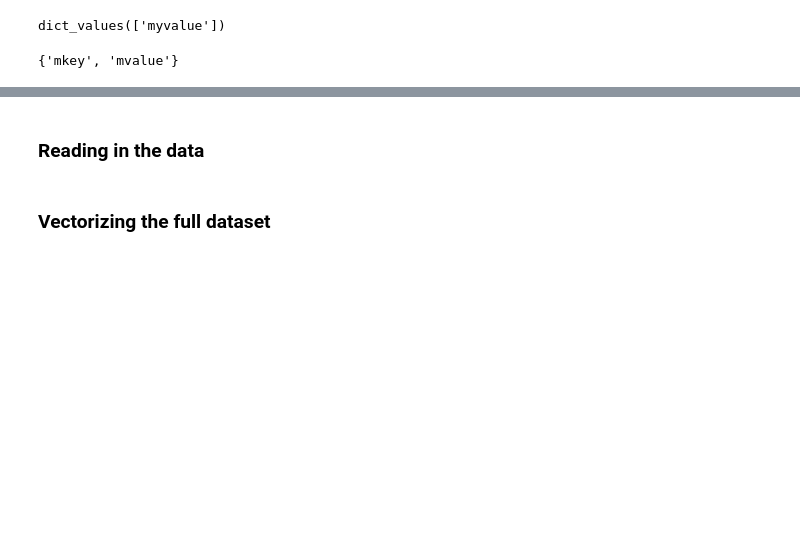
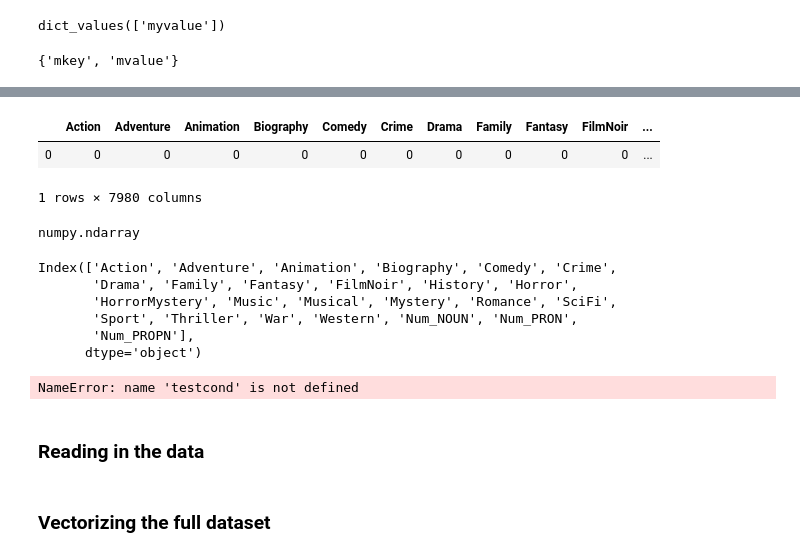
Before and after one commit to lougeo/NLP_Movie_Scripts, a Jupyter notebook: Notebooks/Model_Predict.ipynb, the cells around one changed output, grey strips where cells are left out. Cells and saved outputs as stored; diff of their text form; code cells hidden in the pictures; blank space fills up the shorter version.

```diff
--- a/Notebooks/Model_Predict.ipynb
+++ b/Notebooks/Model_Predict.ipynb
@@ -50,3 +179,32 @@ testl[0]
+# %%
+testm = merger("this is my script", [['Action', False], ['Adventure', False], ['Animation', False], ['Biography', False], ['Comedy', False],
+       ['Crime', False], ['Drama', False], ['Family', False], ['Fantasy', False], ['FilmNoir', False], ['History', False], ['Horror', False],
+       ['HorrorMystery', False], ['Music', False], ['Musical', False], ['Mystery', False], ['Romance', False], ['SciFi', False],
+       ['Sport', False], ['Thriller', False], ['War', False], ['Western', False]])
+# %%
+testm
+# %% [output]
+|  | Action | Adventure | Animation | Biography | Comedy | Crime | Drama | Family | Fantasy | FilmNoir | ... |
+| 0 | 0 | 0 | 0 | 0 | 0 | 0 | 0 | 0 | 0 | 0 | ... |
+1 rows × 7980 columns
+# %%
+type(xgbc_imdb.predict_proba(testm))
+# %% [output]
+numpy.ndarray
+# %%
+X.columns[1:26]
+# %% [output]
+Index(['Action', 'Adventure', 'Animation', 'Biography', 'Comedy', 'Crime',
+       'Drama', 'Family', 'Fantasy', 'FilmNoir', 'History', 'Horror',
+       'HorrorMystery', 'Music', 'Musical', 'Mystery', 'Romance', 'SciFi',
+       'Sport', 'Thriller', 'War', 'Western', 'Num_NOUN', 'Num_PRON',
+       'Num_PROPN'],
+      dtype='object')
+# %%
+if testcond:
+    print(ye)
+# %% [output]
+NameError: name 'testcond' is not defined
 # %% [markdown]
 ### Reading in the data
 # %%
```
Also changed, not shown: parts of 5 cells of this notebook, 6 other files.
